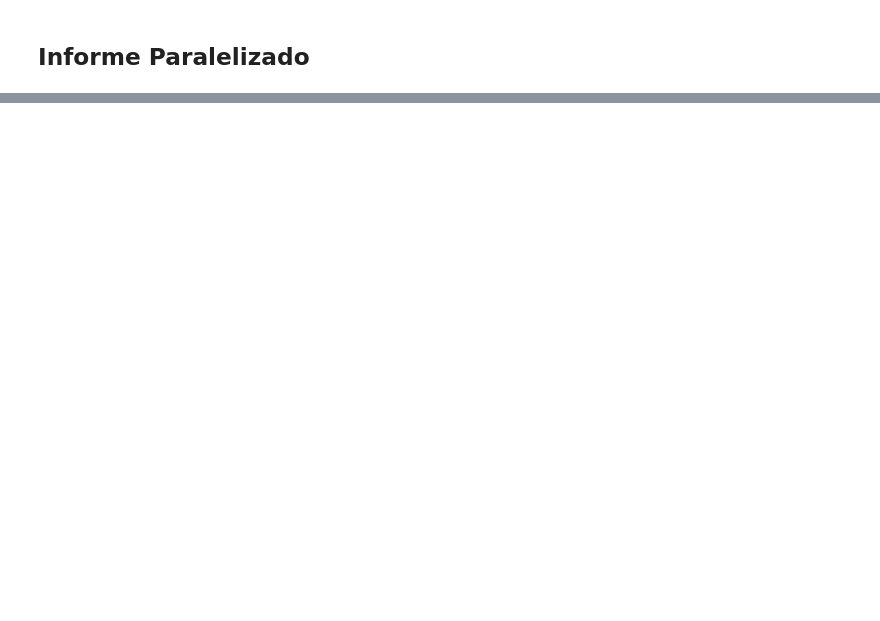
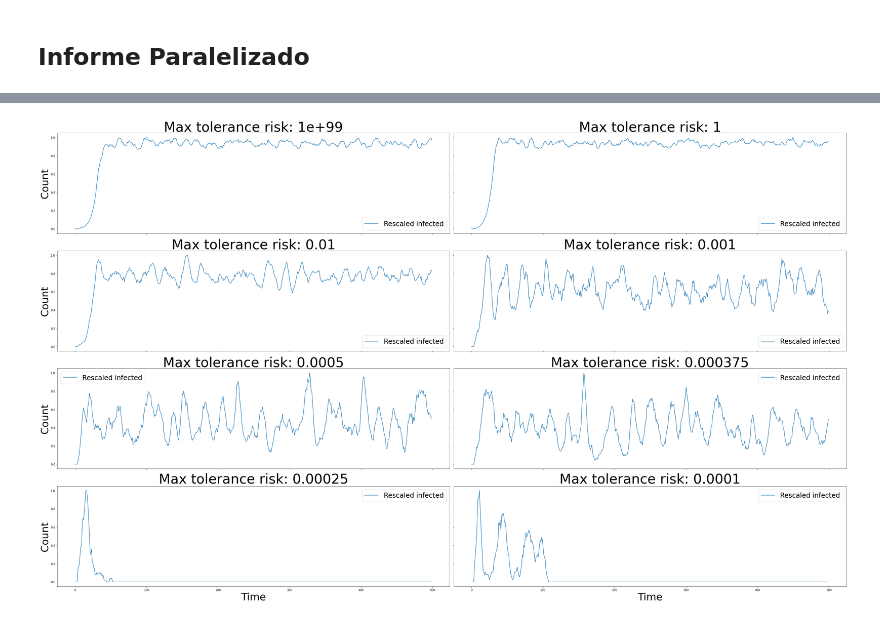
Before and after one commit to LautaroLasorsa/TP-Simulaci-n, a Jupyter notebook: Informe2.ipynb, the cells around one changed output, grey strips where cells are left out. Cells and saved outputs as stored; diff of their text form; code cells hidden in the pictures; blank space fills up the shorter version.

```diff
--- a/Informe2.ipynb
+++ b/Informe2.ipynb
@@ -334,0 +329,29 @@ plt.tight_layout()
+# %%
+nrows, ncols = 4, 2
+fig_size = (40, 24)
+figB, axsB = plt.subplots(nrows, ncols, figsize = fig_size, sharex = True, sharey = True)
+
+# Graficar los resultados
+for i, (max_tolerancia_riesgo, historial_infectados, historial_satisfaccion, historial_asistencias) in enumerate(sorted(results_sequential, key = lambda x: -x[0])):
+    y = i // ncols
+    x = i % ncols
+
+    m_infectados = max(historial_infectados)
+
+    axsB[y][x].plot([a / m_infectados for a in historial_infectados], label="Rescaled infected")
+    axsB[y][x].set_title(f"Max tolerance risk: {max_tolerancia_riesgo}", fontsize = 48)
+
+    if y == 3:
+        axsB[y][x].set_xlabel('Time', fontsize = 36)
+
+    if x == 0:
+        axsB[y][x].set_ylabel('Count', fontsize = 36)
+
+    axsB[y][x].legend(fontsize=24)
+
+figB.subplots_adjust(hspace=0.4, wspace=0.0)
+
+plt.tight_layout()
+plt.show()
+# %% [output]
+[figure, added]
```
Also changed, not shown: parts of 12 cells of this notebook, 4 other files.
